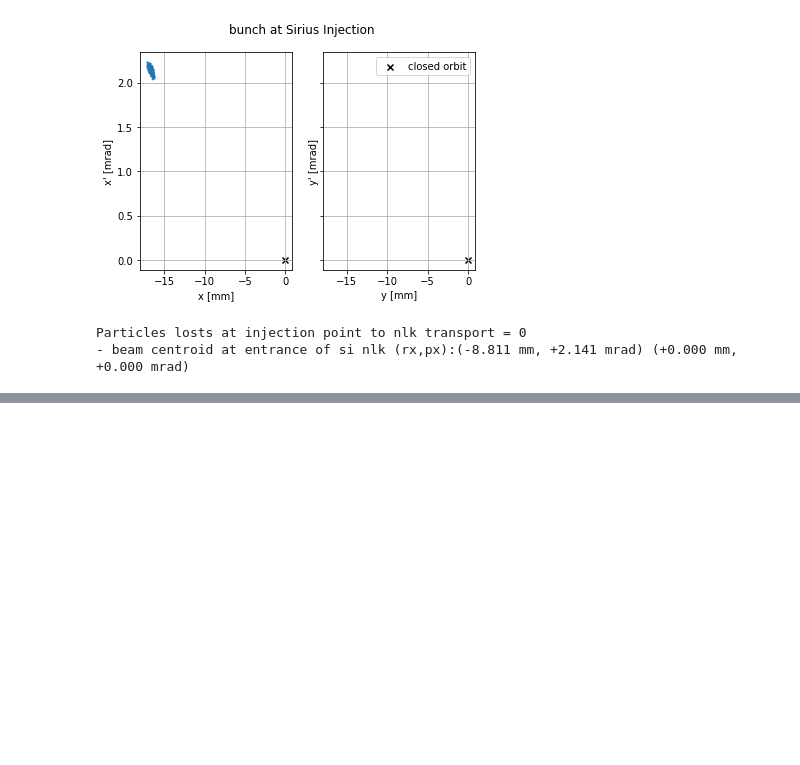
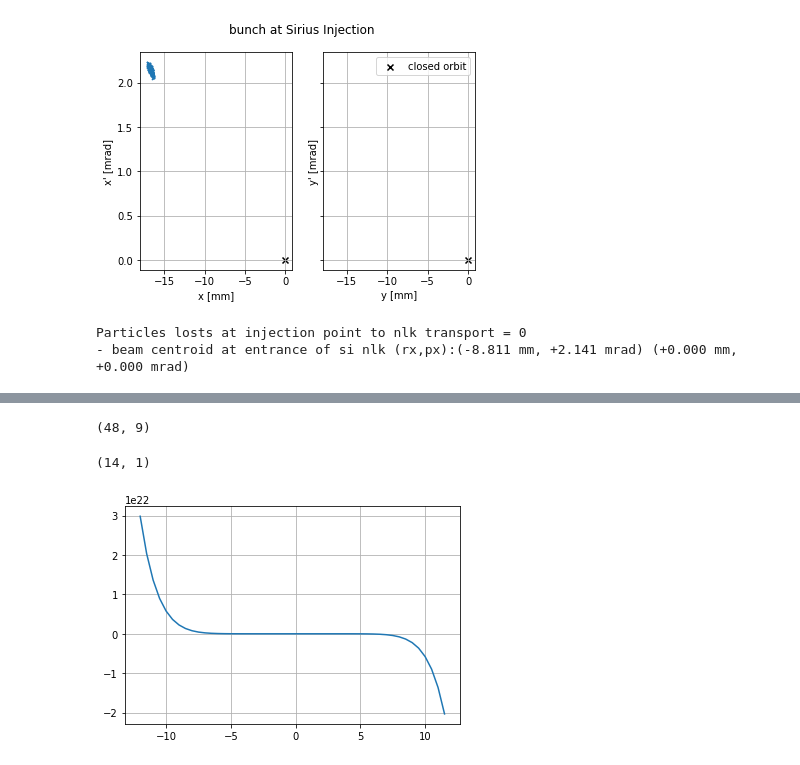
Before and after one commit to lnls-fac/apsuite, a Jupyter notebook: apsuite/emittance_exchange/injection-simulation/injection_nb_tests.ipynb, the cells around one changed output, grey strips where cells are left out. Saved outputs shown, nothing was run; the diff lists cells and outputs as text; code cells hidden in the pictures; blank space fills up the shorter version.

```diff
--- a/apsuite/emittance_exchange/injection-simulation/injection_nb_tests.ipynb
+++ b/apsuite/emittance_exchange/injection-simulation/injection_nb_tests.ipynb
@@ -143,0 +144,19 @@ x, integ_field, kickx, LPolyB = si_nlk_kick(plot_flag=True)
+# %%
+nlk_idx = injsys._nlk_idx
+x = np.arange(-12,12,0.5)[:, None]
+n = np.array([2, 3, 4, 5, 6, 7, 8, 9, 10])[None, :]
+xn = x**n
+# %% [output]
+(48, 9)
+# %%
+polynom = injsys._si[nlk_idx[0]].polynom_b[:, None]
+polynom.shape
+# %% [output]
+(14, 1)
+# %%
+kick = np.dot(xn, polynom[[2, 3, 4, 5, 6, 7, 8, 9, 10]])
+# %%
+plt.plot(x, kick)
+plt.grid(True)
+# %% [output]
+[figure, added]
```
Also changed, not shown: parts of 3 cells of this notebook, 2 other files.
